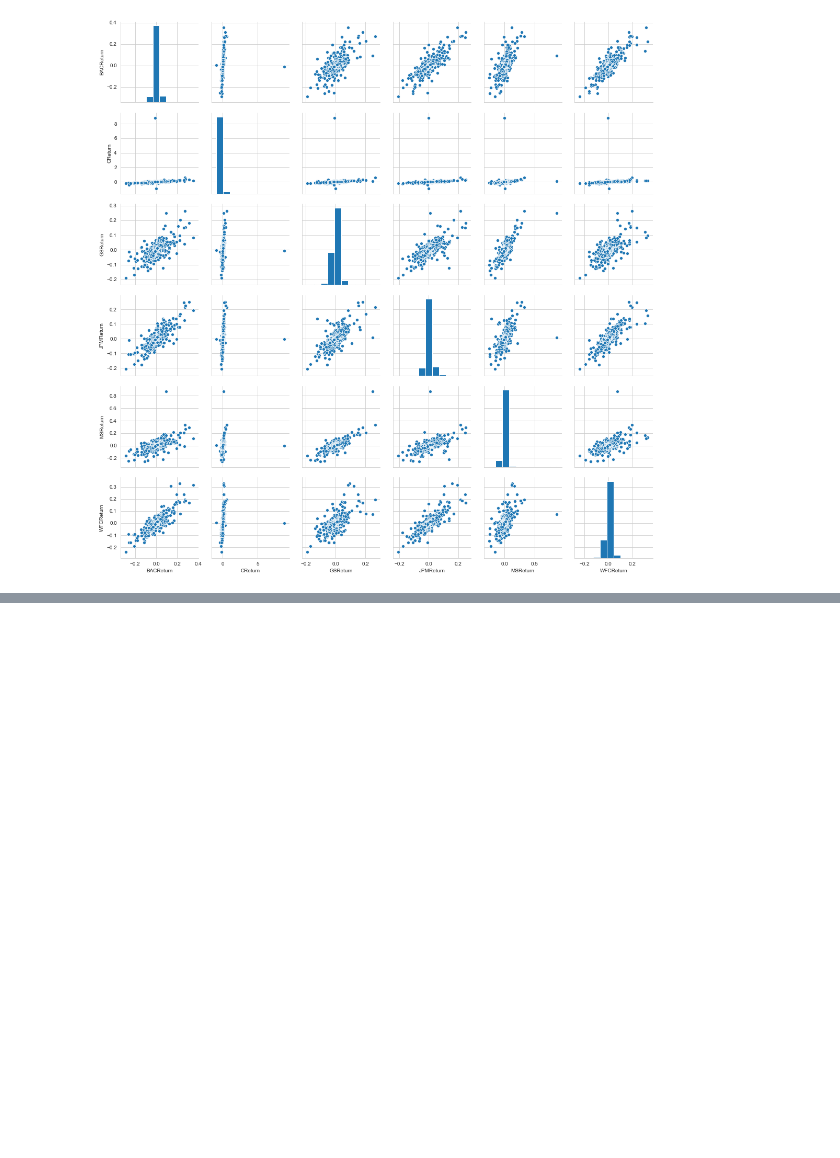
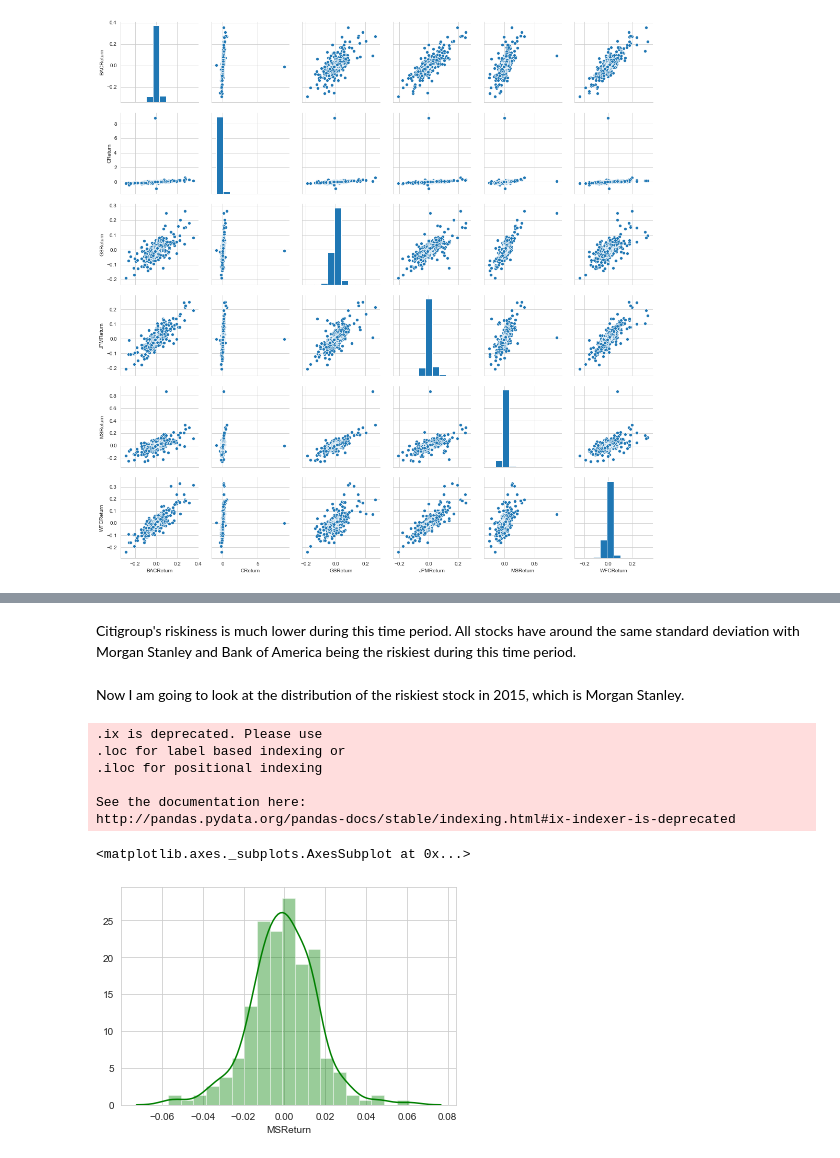
Before and after one commit to seandom13/Finance_EDA, a Jupyter notebook: Finance(EDA).ipynb, the cells around one changed output, grey strips where cells are left out. Cells and saved outputs as stored; diff of their text form; code cells hidden in the pictures; blank space fills up the shorter version.

```diff
--- a/Finance(EDA).ipynb
+++ b/Finance(EDA).ipynb
@@ -99,0 +163,16 @@ sns.pairplot(returns_df[1:])
+# %% [markdown]
+Citigroup's riskiness is much lower during this time period. All stocks have around the same standard deviation with Morgan Stanley and Bank of America being the riskiest during this time period.
+# %% [markdown]
+Now I am going to look at the distribution of the riskiest stock in 2015, which is Morgan Stanley.
+# %%
+#Create a displot of the 2015 returns of Morgan Stanley
+sns.distplot(returns_df.ix['2015-01-01':'2015-12-31']['MSReturn'], color='green')
+# %% [output]
+.ix is deprecated. Please use
+.loc for label based indexing or
+.iloc for positional indexing
+
+See the documentation here:
+http://pandas.pydata.org/pandas-docs/stable/indexing.html#ix-indexer-is-deprecated
+<matplotlib.axes._subplots.AxesSubplot at 0x...>
+[figure, added]
```
Also changed, not shown: parts of 11 cells of this notebook.
